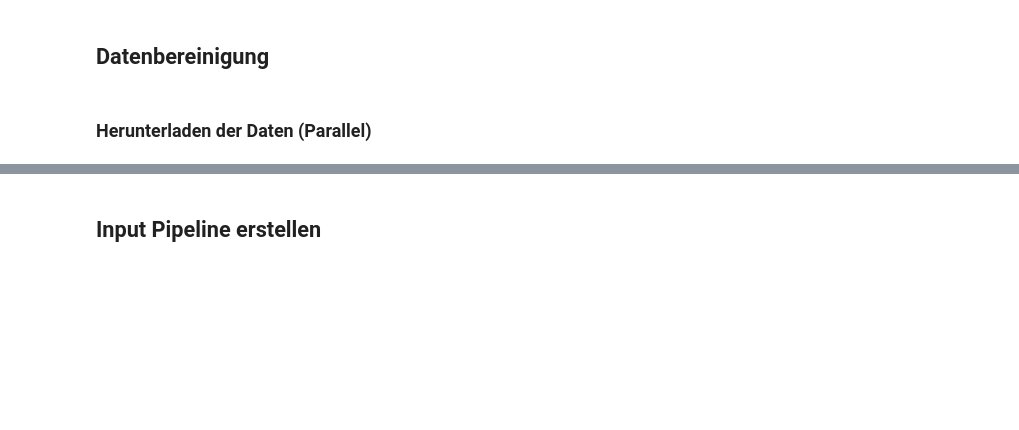
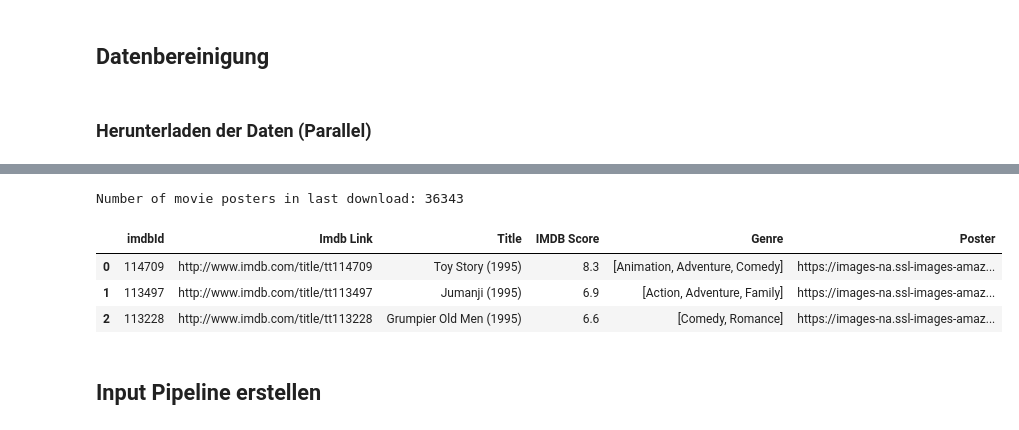
Before and after one commit to justTill/DatenanalyseImWeb, a Jupyter notebook: projekt/movie-genre-classifier.ipynb, the cells around one changed output, grey strips where cells are left out. Saved outputs shown, nothing was run; the diff lists cells and outputs as text; code cells hidden in the pictures; blank space fills up the shorter version.

```diff
--- a/projekt/movie-genre-classifier.ipynb
+++ b/projekt/movie-genre-classifier.ipynb
@@ -109,8 +127,14 @@ movie_data.to_csv(os.path.join(data_dir, "movies.csv"), index=False)
 # %%
 movie_data = pd.read_csv("./data/movies.csv")
 print("Number of movie posters in last download: {}\n".format(len(movie_data)))
-movie_data['Genre'] = movie_data['Genre'].str.split("|")
+movie_data['Genre'] = movie_data['Genre'].apply(lambda s: [l for l in str(s).split('|')])
 movie_data.head(3)
+# %% [output]
+Number of movie posters in last download: 36343
+|  | imdbId | Imdb Link | Title | IMDB Score | Genre | Poster |
+| 0 | 114709 | http://www.imdb.com/title/tt114709 | Toy Story (1995) | 8.3 | [Animation, Adventure, Comedy] | https://images-na.ssl-images-amaz... |
+| 1 | 113497 | http://www.imdb.com/title/tt113497 | Jumanji (1995) | 6.9 | [Action, Adventure, Family] | https://images-na.ssl-images-amaz... |
+| 2 | 113228 | http://www.imdb.com/title/tt113228 | Grumpier Old Men (1995) | 6.6 | [Comedy, Romance] | https://images-na.ssl-images-amaz... |
 # %% [markdown]
 ## Input Pipeline erstellen
 # %%
```
Also changed, not shown: parts of 12 cells of this notebook.
